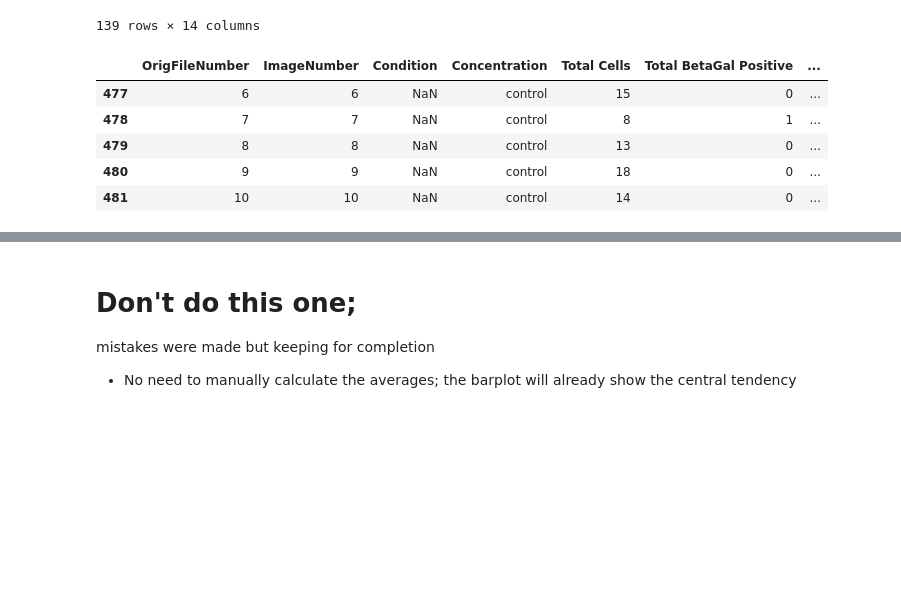
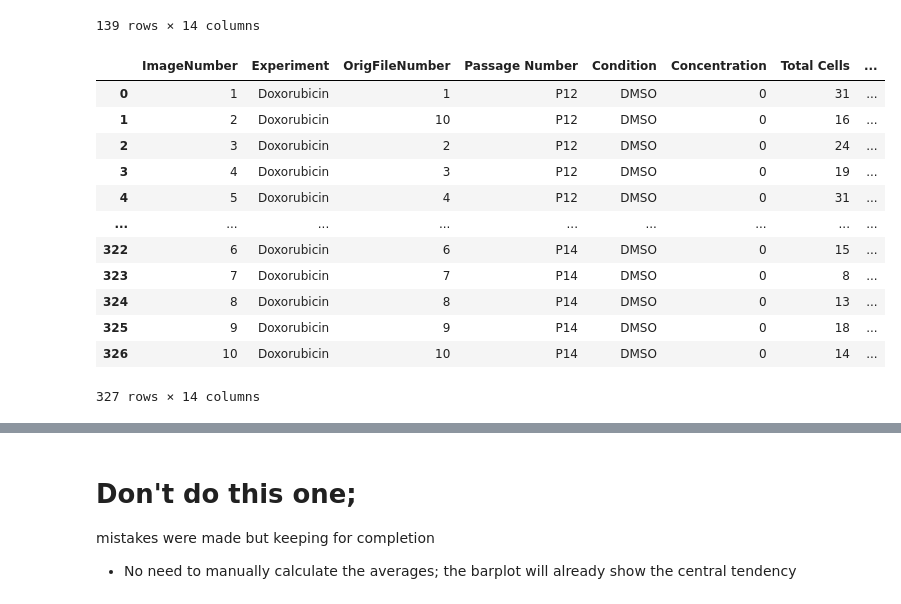
Before and after one commit to allielas/HTP_fibroblasts_mitolyso, a Jupyter notebook: BetaGal.ipynb, the cells around one changed output, grey strips where cells are left out. Saved outputs shown, nothing was run; the diff lists cells and outputs as text; code cells hidden in the pictures; blank space fills up the shorter version.

```diff
--- a/BetaGal.ipynb
+++ b/BetaGal.ipynb
@@ -69,24 +69,33 @@ display(pass_df)
 139 rows × 14 columns
 # %%
 # Load the CSV files into a pandas DataFrame
-df_r1 = pd.read_csv('/mnt/bigdisk1/AllieSpangaro/Senesence_Classification/Results/Xgal_Optimization _Concentrations_R1.csv')
-df_r2 = pd.read_csv('/mnt/bigdisk1/AllieSpangaro/Senesence_Classification/Results/Xgal_Optimization _Concentrations_R2.csv')
-df_r3 = pd.read_csv('/mnt/bigdisk1/AllieSpangaro/Senesence_Classification/Results/Xgal_Optimization _Concentrations_R3.csv')
+import os, glob
+data_folder = '/Users/allielas/Desktop/Active Projects/Image Analysis/BetaGalData'
+csvs = os.path.join(data_folder, '*.csv')
+reps = []
 
-#add the replicate number to each df and concatenate them into the main df
-df_r1["Replicate"] = "r1"
-df_r2["Replicate"] = "r2"
-df_r3["Replicate"] = "r3"
+csv_list = glob.glob(csvs)
+for i, file in enumerate(csv_list):
+    df = pd.read_csv(file)
+    df['Replicate_Number'] = i+1
+    reps.append(df)
 
-df = pd.concat([df_r1,df_r2,df_r3], ignore_index=True).reset_index(drop=True)
+combined_df = pd.concat(reps, ignore_index=True)
 
-df.tail()
+display(combined_df)
 # %% [output]
-|  | OrigFileNumber | ImageNumber | Condition | Concentration | Total Cells | Total BetaGal Positive | ... |
-| 477 | 6 | 6 | NaN | control | 15 | 0 | ... |
-| 478 | 7 | 7 | NaN | control | 8 | 1 | ... |
-| 479 | 8 | 8 | NaN | control | 13 | 0 | ... |
-| 480 | 9 | 9 | NaN | control | 18 | 0 | ... |
-| 481 | 10 | 10 | NaN | control | 14 | 0 | ... |
+|  | ImageNumber | Experiment | OrigFileNumber | Passage Number | Condition | Concentration | Total Cells | ... |
+| 0 | 1 | Doxorubicin | 1 | P12 | DMSO | 0 | 31 | ... |
+| 1 | 2 | Doxorubicin | 10 | P12 | DMSO | 0 | 16 | ... |
+| 2 | 3 | Doxorubicin | 2 | P12 | DMSO | 0 | 24 | ... |
+| 3 | 4 | Doxorubicin | 3 | P12 | DMSO | 0 | 19 | ... |
+| 4 | 5 | Doxorubicin | 4 | P12 | DMSO | 0 | 31 | ... |
+| ... | ... | ... | ... | ... | ... | ... | ... | ... |
+| 322 | 6 | Doxorubicin | 6 | P14 | DMSO | 0 | 15 | ... |
+| 323 | 7 | Doxorubicin | 7 | P14 | DMSO | 0 | 8 | ... |
+| 324 | 8 | Doxorubicin | 8 | P14 | DMSO | 0 | 13 | ... |
+| 325 | 9 | Doxorubicin | 9 | P14 | DMSO | 0 | 18 | ... |
+| 326 | 10 | Doxorubicin | 10 | P14 | DMSO | 0 | 14 | ... |
+327 rows × 14 columns
 # %%
 #Now make a column to group by Doxo and its control (DMSO) and H2O2 and its control (water)
```
Also changed, not shown: parts of 8 cells of this notebook, 4 other files.
